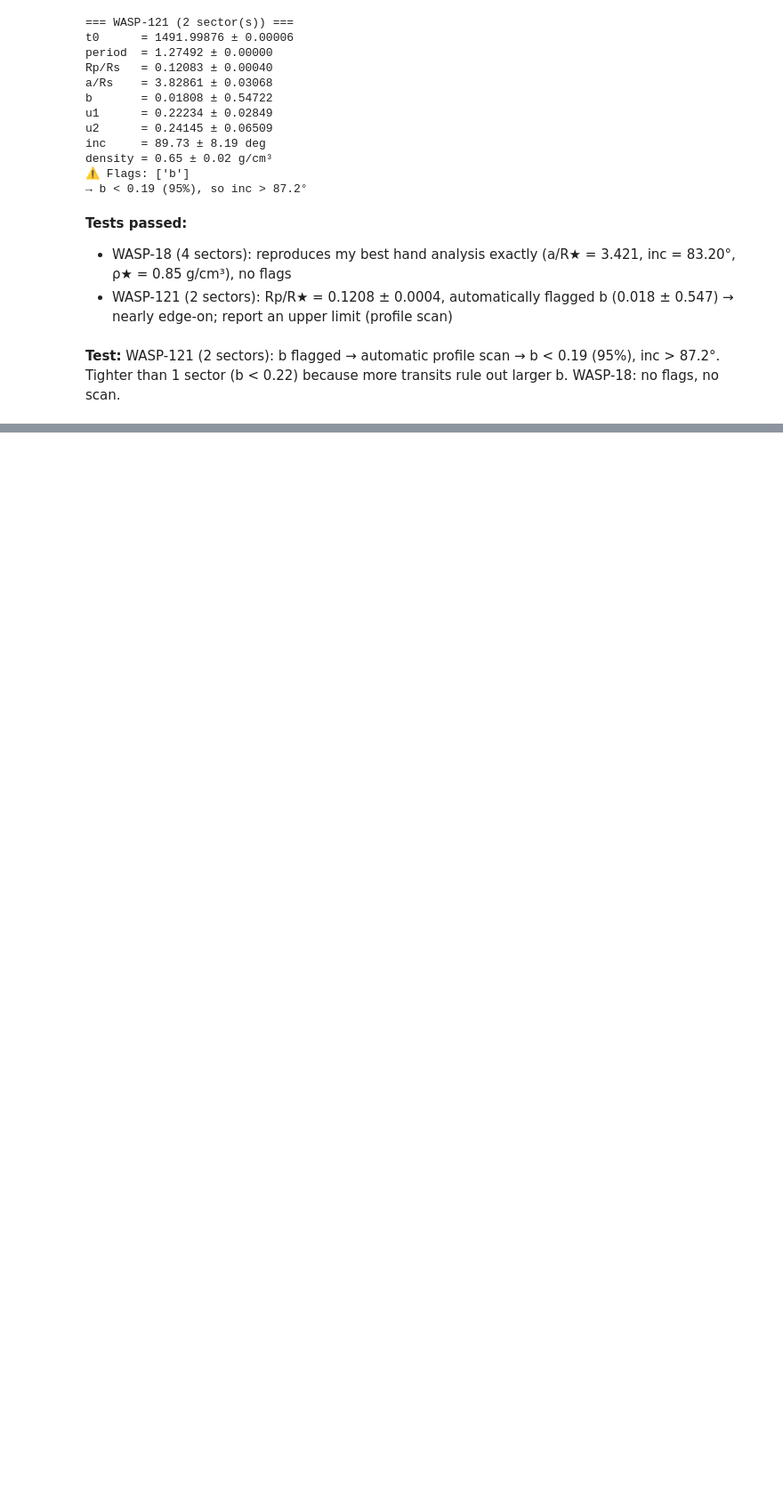
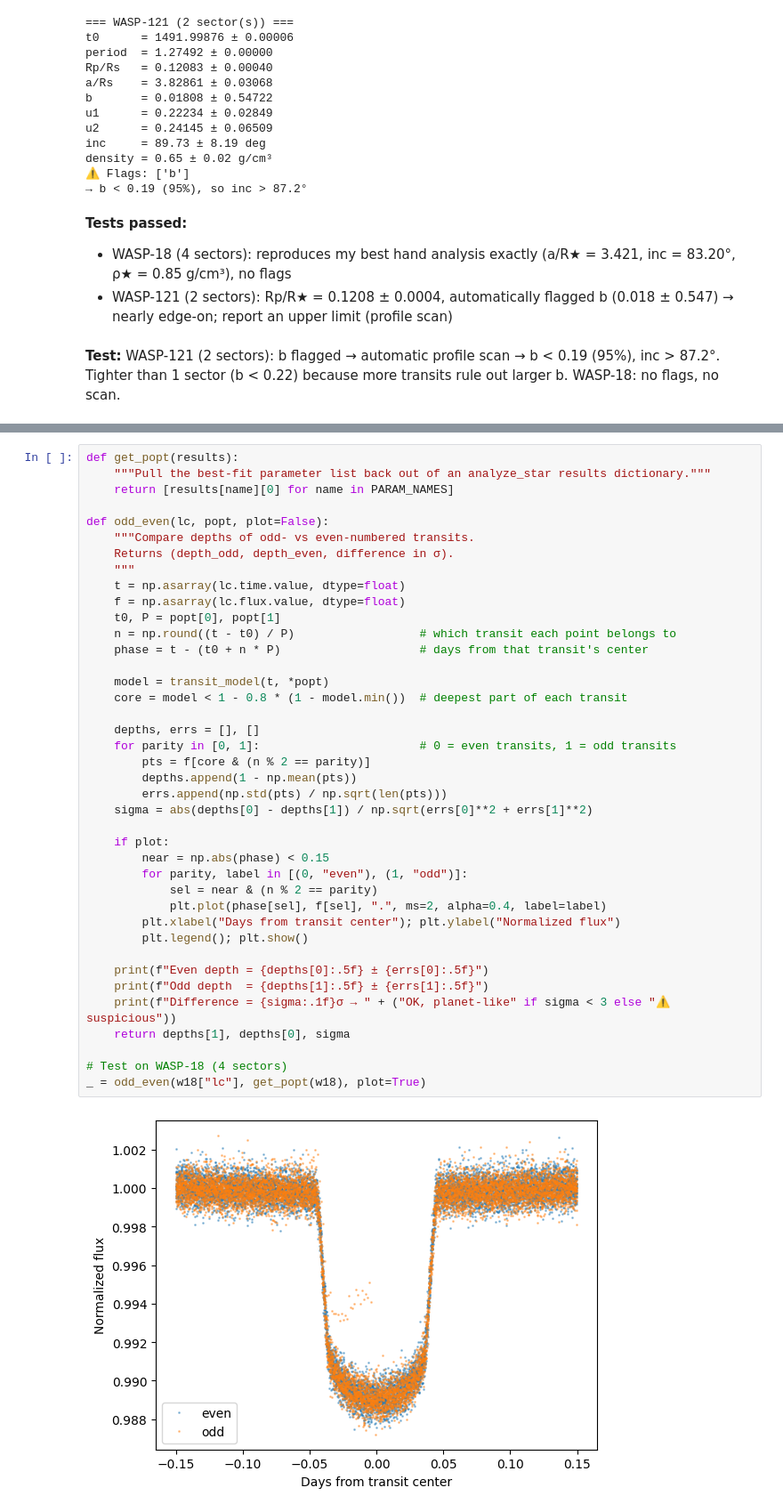
Before and after one commit to JulienRequa/exoplanet-search, a Jupyter notebook: pipeline.ipynb, the cells around one changed output, grey strips where cells are left out. Shown at 89% size. Saved outputs shown, nothing was run; the diff lists cells and outputs as text; blank space fills up the shorter version.

Commit message:
Add odd/even depth vetting check

```diff
--- a/pipeline.ipynb
+++ b/pipeline.ipynb
@@ -377,0 +384,42 @@ WASP-18: no flags, no scan.
+# %%
+def get_popt(results):
+    """Pull the best-fit parameter list back out of an analyze_star results dictionary."""
+    return [results[name][0] for name in PARAM_NAMES]
+
+def odd_even(lc, popt, plot=False):
+    """Compare depths of odd- vs even-numbered transits.
+    Returns (depth_odd, depth_even, difference in σ).
+    """
+    t = np.asarray(lc.time.value, dtype=float)
+    f = np.asarray(lc.flux.value, dtype=float)
+    t0, P = popt[0], popt[1]
+    n = np.round((t - t0) / P)                  # which transit each point belongs to
+    phase = t - (t0 + n * P)                    # days from that transit's center
+
+    model = transit_model(t, *popt)
+    core = model < 1 - 0.8 * (1 - model.min())  # deepest part of each transit
+
+    depths, errs = [], []
+    for parity in [0, 1]:                       # 0 = even transits, 1 = odd transits
+        pts = f[core & (n % 2 == parity)]
+        depths.append(1 - np.mean(pts))
+        errs.append(np.std(pts) / np.sqrt(len(pts)))
+    sigma = abs(depths[0] - depths[1]) / np.sqrt(errs[0]**2 + errs[1]**2)
+
+    if plot:
+        near = np.abs(phase) < 0.15
+        for parity, label in [(0, "even"), (1, "odd")]:
+            sel = near & (n % 2 == parity)
+            plt.plot(phase[sel], f[sel], ".", ms=2, alpha=0.4, label=label)
+        plt.xlabel("Days from transit center"); plt.ylabel("Normalized flux")
+        plt.legend(); plt.show()
+
+    print(f"Even depth = {depths[0]:.5f} ± {errs[0]:.5f}")
+    print(f"Odd depth  = {depths[1]:.5f} ± {errs[1]:.5f}")
+    print(f"Difference = {sigma:.1f}σ → " + ("OK, planet-like" if sigma < 3 else "⚠️ suspicious"))
+    return depths[1], depths[0], sigma
+
+# Test on WASP-18 (4 sectors)
+_ = odd_even(w18["lc"], get_popt(w18), plot=True)
+# %% [output]
+[figure, added]
```
Also changed, not shown: parts of 4 cells of this notebook.
